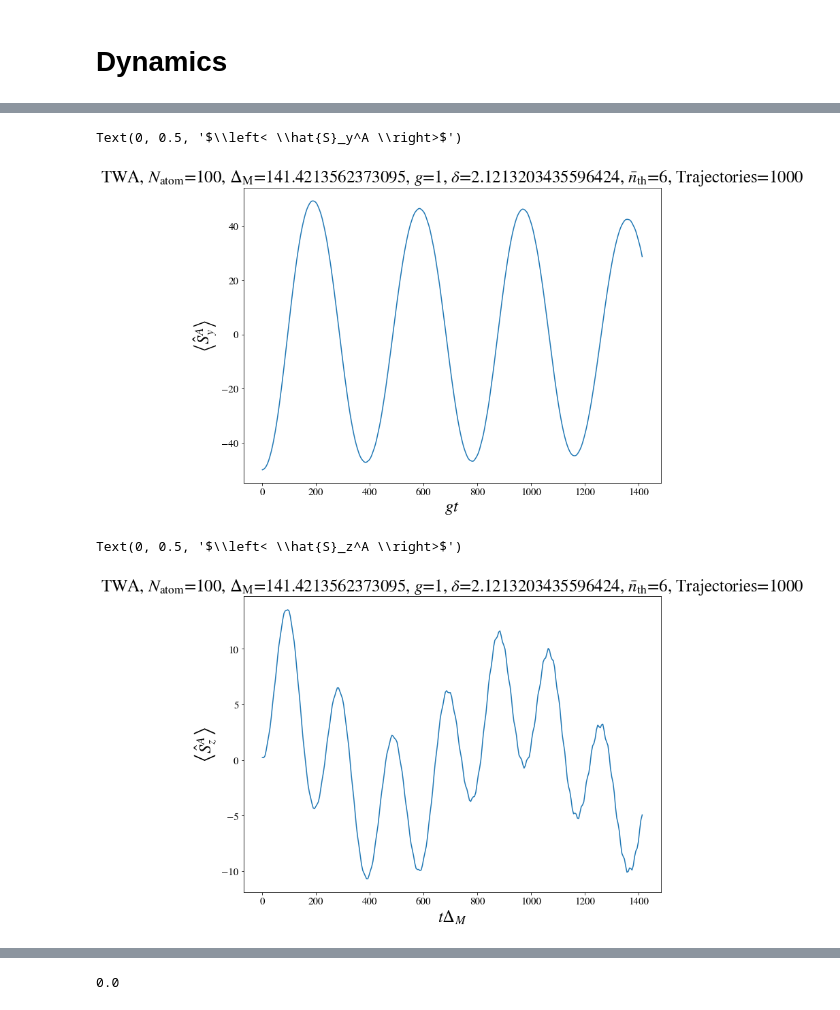
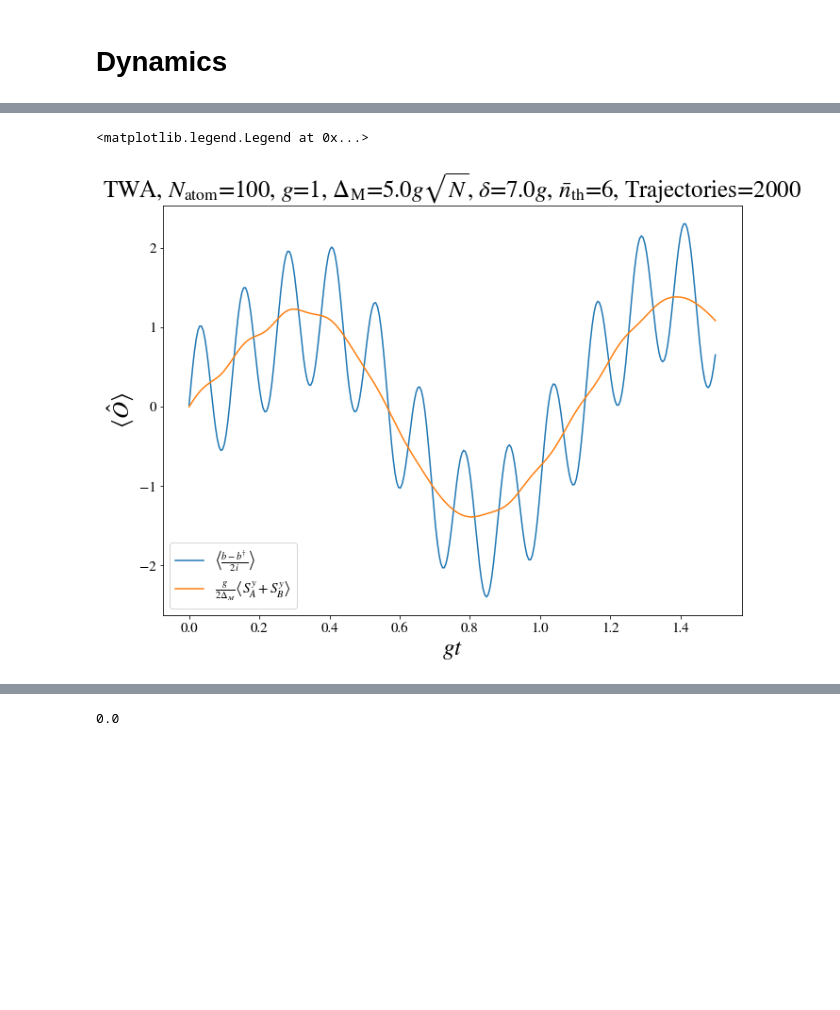
Before and after one commit to eckast161/Engineering-phonon-nuclear-spin, a Jupyter notebook: Collect_AB_system_TWA.ipynb, the cells around one changed output, grey strips where cells are left out. Saved outputs shown, nothing was run; the diff lists cells and outputs as text; code cells hidden in the pictures; blank space fills up the shorter version.

Commit message:
Title with description
Improved the title and descriptions of the parameters used.

```diff
--- a/Collect_AB_system_TWA.ipynb
+++ b/Collect_AB_system_TWA.ipynb
@@ -22,12 +22,12 @@ N_atom=100
 
 
 gC=1
-DeltaM=20*gC*np.sqrt(N_atom/2)
+DeltaM=5*gC*np.sqrt(N_atom)
 kappa=0  #keep this zero to model the unitary evolution
 
 Omega_c = (N_atom*  gC**2)/sqrt(DeltaM**2+(kappa**2)/4)   ## I used N---N/2 because the effective number per side is N/2
 
-delta=3*Omega_c
+delta=7  *gC
 
 
 OmegaX=0.0*Omega_c
@@ -38 +42,3 @@ print(gC,delta,DeltaM)
+# %%
+f_DeltaM=DeltaM/(gC*np.sqrt(N_atom))
 # %%
@@ -308,0 +352,6 @@ fact_det=int(DeltaM/(gC*sqrt(N_atom)))
+# %%
+
+fOmega=OmegaX/Omega_c
+
+
+f_delta=delta/gC
@@ -325,20 +477,17 @@ Text(0, 0.5, '$\\left< \\hat{S}_x^A \\right>$')
 # %%
-plt.plot(DeltaM*t,Aver_tot[1])
+plt.title("$\\rm{TWA}$, $N_{\\rm{atom}}$="+str(N_atom)+", $ g$="+str(gC)+", $ \\Delta_{\\rm{M}}$="+str((f_DeltaM))+"$g\\sqrt{N}$"+", $ \\delta$="+str(f_delta)+"$g$"+", $\\bar{n}_{\\rm{th}}$="+str(nth)+", "+"Trajectories="+str(traj),fontsize=25)
 
 
-plt.title("$\\rm{TWA}$, $N_{\\rm{atom}}$="+str(N_atom)+", $ \\Delta_{\\rm{M}}$="+str(DeltaM)+", $ g$="+str(gC)+", $ \\delta$="+str(delta)+", $\\bar{n}_{\\rm{th}}$="+str(nth)+", Trajectories="+str(traj),fontsize=25)
+plt.plot(gC*t,Aver_tot[7],label="$\\left<  \\frac{b-b^{\\dagger}}{2i} \\right>$")
+plt.plot(gC*t,fact_bs*(Aver_tot[1]+Aver_tot[4]),label="$\\frac{g}{2\\Delta_M}\\left<S_A^y+S_B^y \\right>$")
+
+
+
 plt.xlabel("$gt $",fontsize=25)
-plt.ylabel("$\\left< \\hat{S}_y^A \\right>$",fontsize=25)
+plt.ylabel("$\\left< \\hat{O} \\right>$",fontsize=25)
+
+
+plt.legend()
 # %% [output]
-Text(0, 0.5, '$\\left< \\hat{S}_y^A \\right>$')
+<matplotlib.legend.Legend at 0x...>
-[figure, old version]
+[figure, new version]
-# %%
-plt.plot(DeltaM*t,Aver_tot[2])
-
-
-plt.title("$\\rm{TWA}$, $N_{\\rm{atom}}$="+str(N_atom)+", $ \\Delta_{\\rm{M}}$="+str(DeltaM)+", $ g$="+str(gC)+", $ \\delta$="+str(delta)+", $\\bar{n}_{\\rm{th}}$="+str(nth)+", Trajectories="+str(traj),fontsize=25)
-plt.xlabel("$t\\Delta_M $",fontsize=25)
-plt.ylabel("$\\left< \\hat{S}_z^A \\right>$",fontsize=25)
-# %% [output]
-Text(0, 0.5, '$\\left< \\hat{S}_z^A \\right>$')
-[figure, removed]
```
Also changed, not shown: parts of 37 cells of this notebook.
